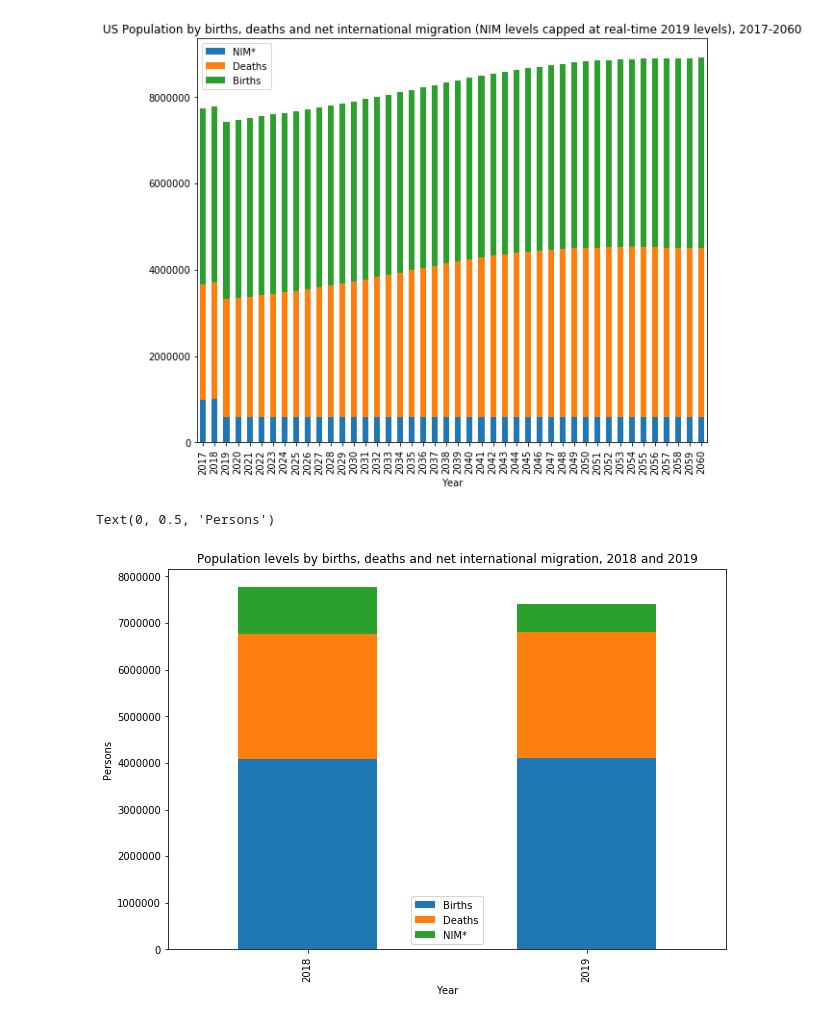
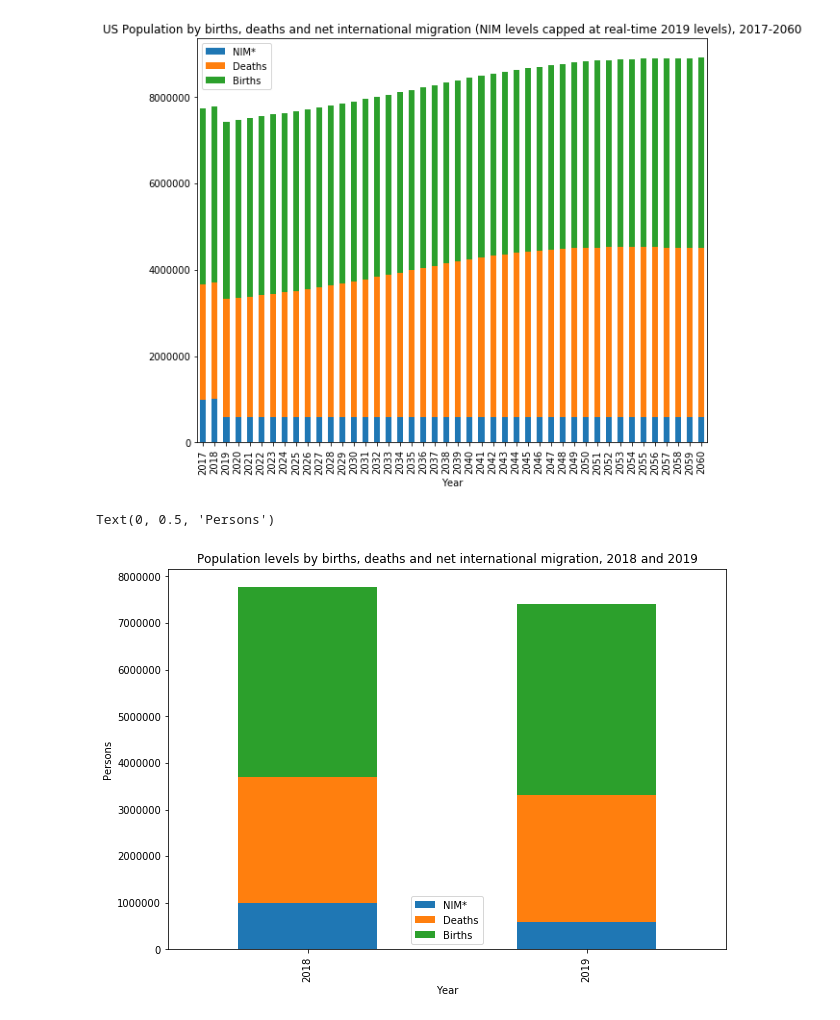
Before and after one commit to plowden/project-1-group-6, a Jupyter notebook: Net International Migration.ipynb, the cells around one changed output. Cells and saved outputs as stored; diff of their text form; code cells hidden in the pictures.

Commit message:
graph 6a

```diff
--- a/Net International Migration.ipynb
+++ b/Net International Migration.ipynb
@@ -381,9 +381,9 @@ plt.tight_layout()
 [figure]
 # %%
 # plot just for 2018 and 2019
-births_deaths_nim_df.loc[[1,2],:].plot.bar(x='Year',stacked=True,figsize = (10,7))
+births_deaths_nim_df.loc[[1,2],['Year','NIM*','Deaths','Births']].plot.bar(x='Year',stacked=True,figsize = (10,7))
 plt.title('Population levels by births, deaths and net international migration, 2018 and 2019')
 plt.ylabel('Persons')
 # %% [output]
 Text(0, 0.5, 'Persons')
-[figure, old version]
+[figure, new version]
```
